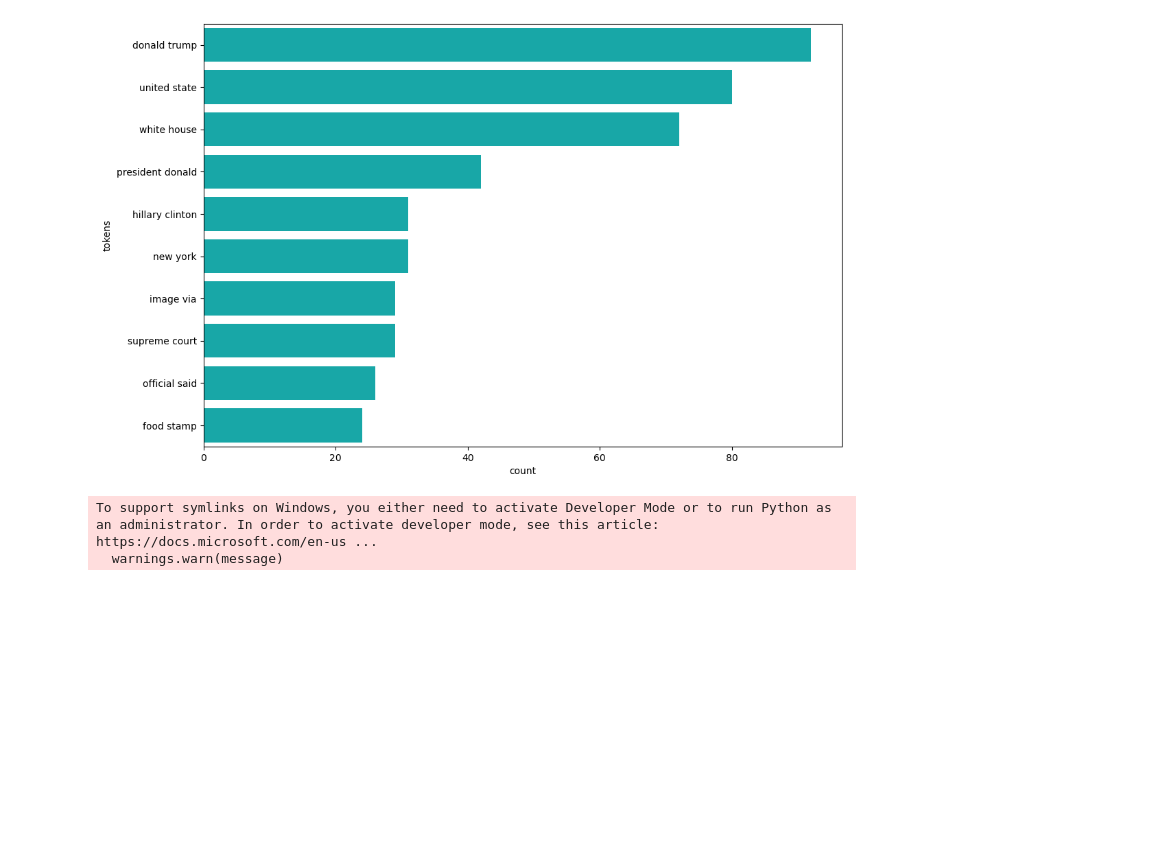
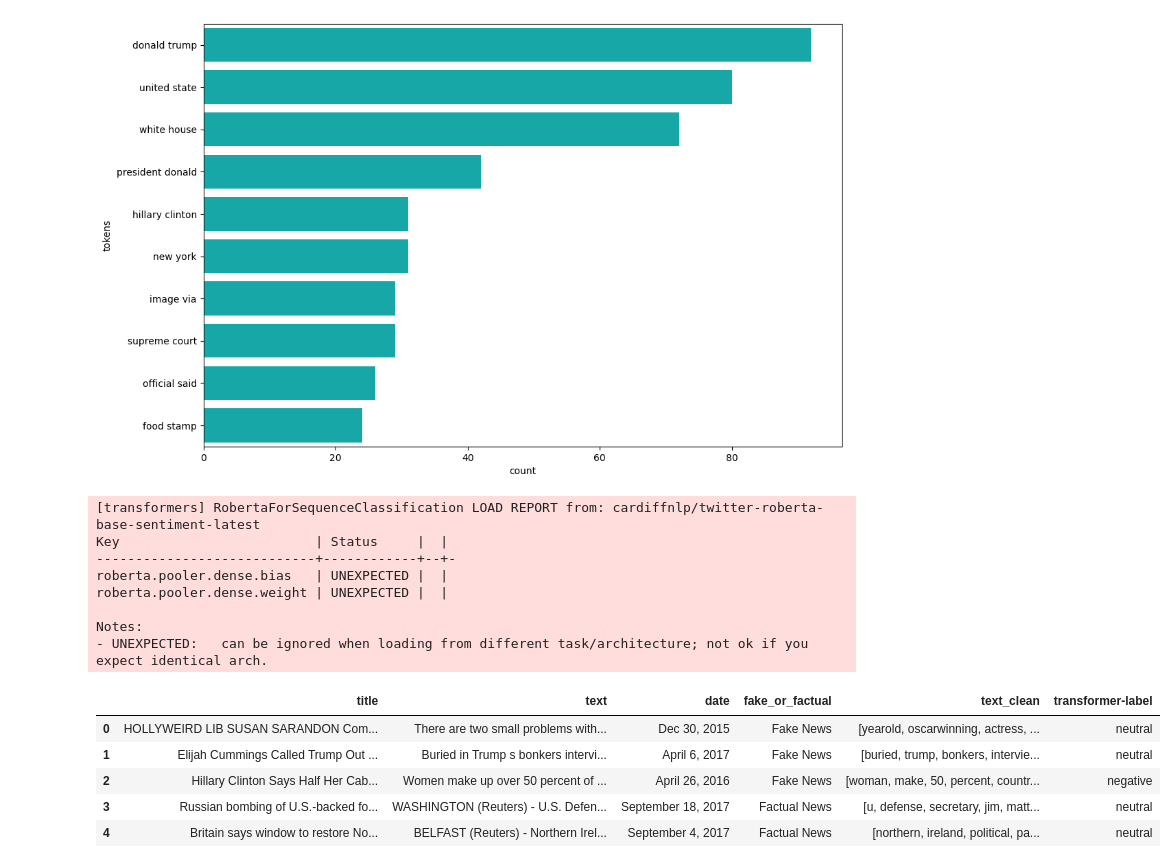
Before and after one commit to wanderer878/jupyter, a Jupyter notebook: nlp_real_life_practice.ipynb, the cells around one changed output. Cells and saved outputs as stored; diff of their text form; code cells hidden in the pictures; blank space fills up the shorter version.

```diff
--- a/nlp_real_life_practice.ipynb
+++ b/nlp_real_life_practice.ipynb
@@ -646,9 +645,23 @@ The palette list has fewer values (1) than needed (10) and will cycle, which may
 <Axes: xlabel='count', ylabel='tokens'>
 [figure]
 # %%
-transformer = pipeline('sentiment-analysis', model = f"FISA-conclave/klue-roberta-news-sentiment")
+transformer = pipeline('sentiment-analysis', model = f"cardiffnlp/twitter-roberta-base-sentiment-latest")
 # %% [output]
-To support symlinks on Windows, you either need to activate Developer Mode or to run Python as an administrator. In order to activate developer mode, see this article: https://docs.microsoft.com/en-us ...
-  warnings.warn(message)
+[transformers] RobertaForSequenceClassification LOAD REPORT from: cardiffnlp/twitter-roberta-base-sentiment-latest
+Key                         | Status     |  |
+----------------------------+------------+--+-
+roberta.pooler.dense.bias   | UNEXPECTED |  |
+roberta.pooler.dense.weight | UNEXPECTED |  |
+
+Notes:
+- UNEXPECTED:   can be ignored when loading from different task/architecture; not ok if you expect identical arch.
 # %%
-data['transformer_score'] = data['fake_or_factual'].apply(lambda x: transformer(x)[0]['label'])
+data['transformer-label'] = data['text'].apply(lambda x: transformer(x, truncation=True, max_length=512)[0]['label'])
+data.head()
+# %% [output]
+|  | title | text | date | fake_or_factual | text_clean | transformer-label |
+| 0 | HOLLYWEIRD LIB SUSAN SARANDON Com... | There are two small problems with... | Dec 30, 2015 | Fake News | [yearold, oscarwinning, actress, ... | neutral |
+| 1 | Elijah Cummings Called Trump Out ... | Buried in Trump s bonkers intervi... | April 6, 2017 | Fake News | [buried, trump, bonkers, intervie... | neutral |
+| 2 | Hillary Clinton Says Half Her Cab... | Women make up over 50 percent of ... | April 26, 2016 | Fake News | [woman, make, 50, percent, countr... | negative |
+| 3 | Russian bombing of U.S.-backed fo... | WASHINGTON (Reuters) - U.S. Defen... | September 18, 2017 | Factual News | [u, defense, secretary, jim, matt... | neutral |
+| 4 | Britain says window to restore No... | BELFAST (Reuters) - Northern Irel... | September 4, 2017 | Factual News | [northern, ireland, political, pa... | neutral |
```
Also changed, not shown: parts of 2 cells of this notebook.
